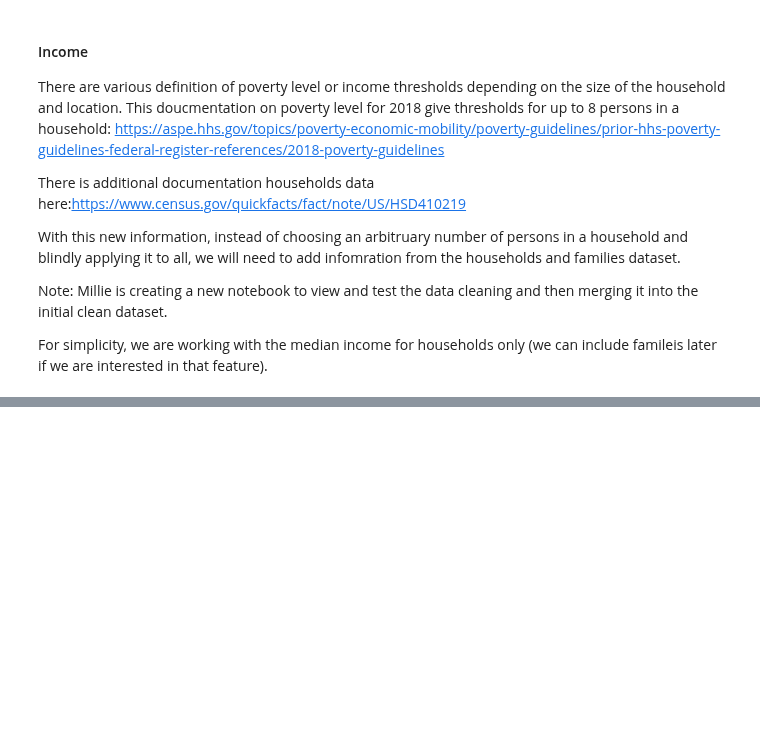
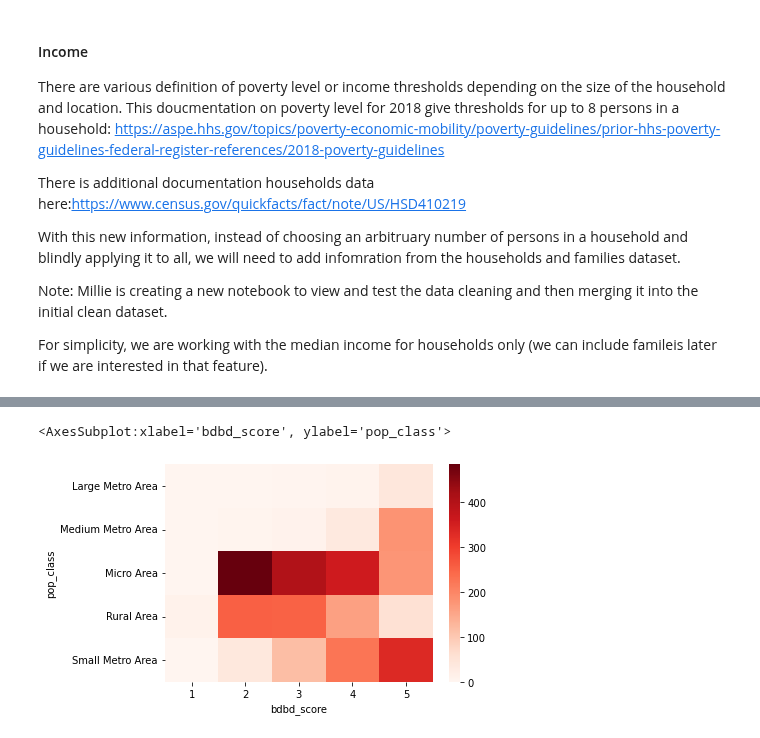
Before and after one commit to mosymns13/DS4A-Team13-Digital-Divide-Project, a Jupyter notebook: Analytic Dataset.ipynb, the cells around one changed output, grey strips where cells are left out. Drawn from its saved outputs; the diff is of its cells as text; code cells hidden in the pictures; blank space fills up the shorter version.

```diff
--- a/Analytic Dataset.ipynb
+++ b/Analytic Dataset.ipynb
@@ -452,0 +529,5 @@ device_subset['rank_3'] = device_subset['total_multi_device'].apply(add_rank_3)
+# %%
+sns.heatmap(my_contingency_table, cmap="Reds")
+# %% [output]
+<AxesSubplot:xlabel='bdbd_score', ylabel='pop_class'>
+[figure, added]
```
Also changed, not shown: parts of 33 cells of this notebook, 5 other files.
